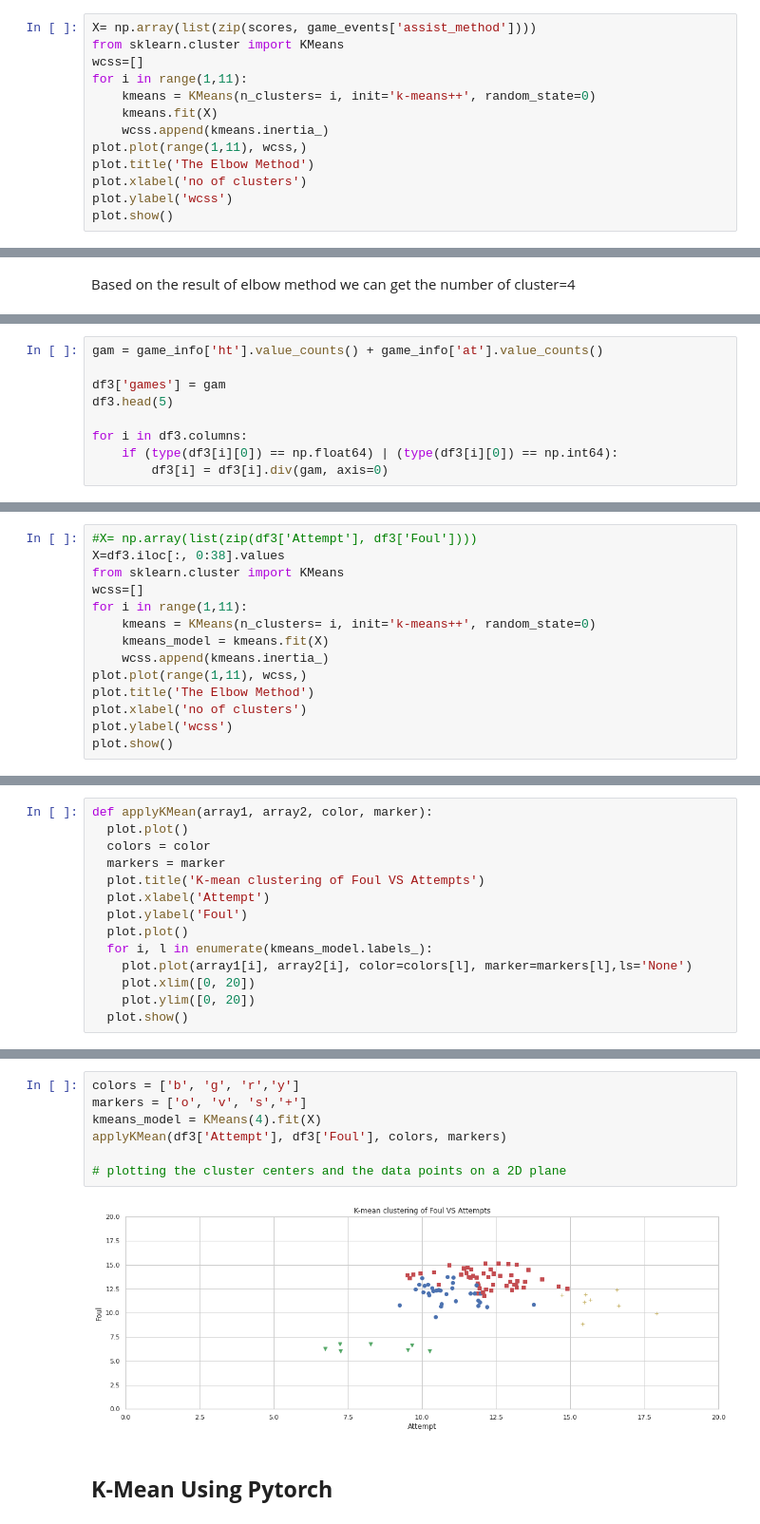
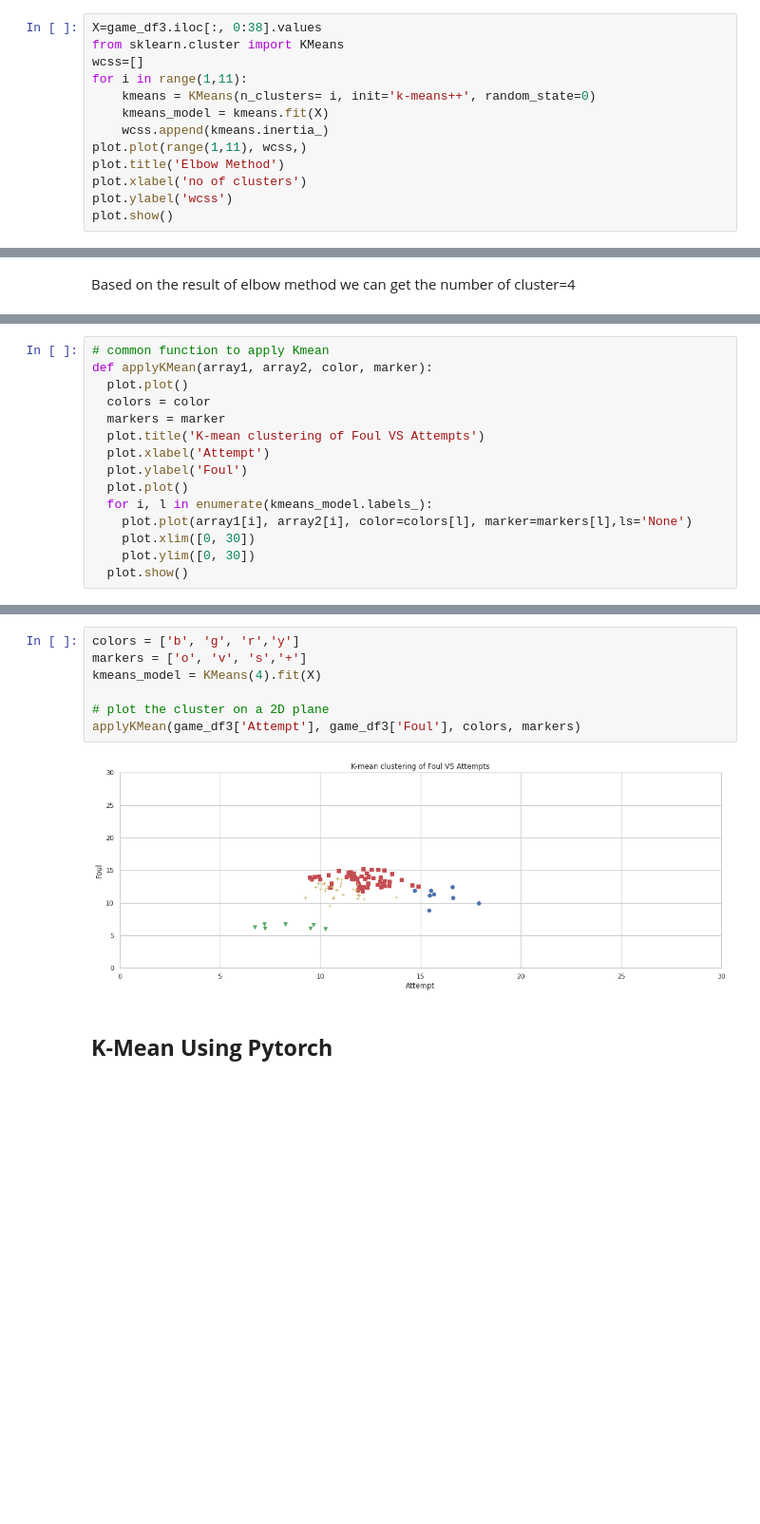
Before and after one commit to Karishma-Kuria/KMean-Clustering-Using-Scikit-Pytorch, a Jupyter notebook: K_MeanClustering.ipynb, the cells around one changed output, grey strips where cells are left out. Shown at 95% size. Drawn from its saved outputs; the diff is of its cells as text; blank space fills up the shorter version.

```diff
--- a/K_MeanClustering.ipynb
+++ b/K_MeanClustering.ipynb
@@ -159,13 +464,13 @@ plot.show()
 # %%
-X= np.array(list(zip(scores, game_events['assist_method'])))
+X=game_df3.iloc[:, 0:38].values
 from sklearn.cluster import KMeans
 wcss=[]
 for i in range(1,11):
     kmeans = KMeans(n_clusters= i, init='k-means++', random_state=0)
-    kmeans.fit(X)
+    kmeans_model = kmeans.fit(X)
     wcss.append(kmeans.inertia_)
 plot.plot(range(1,11), wcss,)
-plot.title('The Elbow Method')
+plot.title('Elbow Method')
 plot.xlabel('no of clusters')
 plot.ylabel('wcss')
 plot.show()
@@ -209,9 +480,0 @@ df3.head()
-# %%
-gam = game_info['ht'].value_counts() + game_info['at'].value_counts()
-
-df3['games'] = gam
-df3.head(5)
-
-for i in df3.columns:
-    if (type(df3[i][0]) == np.float64) | (type(df3[i][0]) == np.int64):
-        df3[i] = df3[i].div(gam, axis=0)
@@ -290,14 +480,0 @@ df3.head()
-# %%
-#X= np.array(list(zip(df3['Attempt'], df3['Foul'])))
-X=df3.iloc[:, 0:38].values
-from sklearn.cluster import KMeans
-wcss=[]
-for i in range(1,11):
-    kmeans = KMeans(n_clusters= i, init='k-means++', random_state=0)
-    kmeans_model = kmeans.fit(X)
-    wcss.append(kmeans.inertia_)
-plot.plot(range(1,11), wcss,)
-plot.title('The Elbow Method')
-plot.xlabel('no of clusters')
-plot.ylabel('wcss')
-plot.show()
@@ -306,4 +481,5 @@ plot.show()
 # %%
+# common function to apply Kmean
 def applyKMean(array1, array2, color, marker):
   plot.plot()
   colors = color
@@ -314,6 +490,6 @@ def applyKMean(array1, array2, color, marker):
   plot.plot()
   for i, l in enumerate(kmeans_model.labels_):
     plot.plot(array1[i], array2[i], color=colors[l], marker=markers[l],ls='None')
-    plot.xlim([0, 20])
-    plot.ylim([0, 20])
+    plot.xlim([0, 30])
+    plot.ylim([0, 30])
   plot.show()
@@ -320,12 +498,12 @@ def applyKMean(array1, array2, color, marker):
 # %%
 colors = ['b', 'g', 'r','y']
 markers = ['o', 'v', 's','+']
 kmeans_model = KMeans(4).fit(X)
-applyKMean(df3['Attempt'], df3['Foul'], colors, markers)
 
-# plotting the cluster centers and the data points on a 2D plane
+# plot the cluster on a 2D plane
+applyKMean(game_df3['Attempt'], game_df3['Foul'], colors, markers)
 # %% [output]
-[figure, old version]
+[figure, new version]
 # %% [markdown]
 ## **K-Mean Using Pytorch**
 # %%
```
Also changed, not shown: parts of 82 cells of this notebook.
